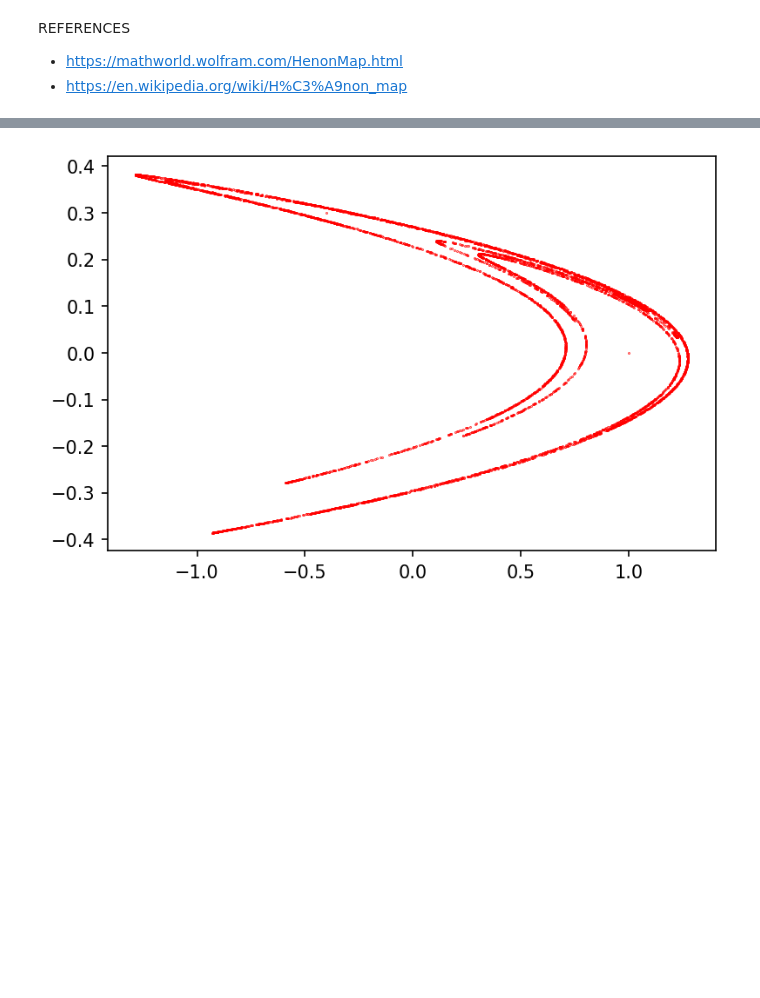
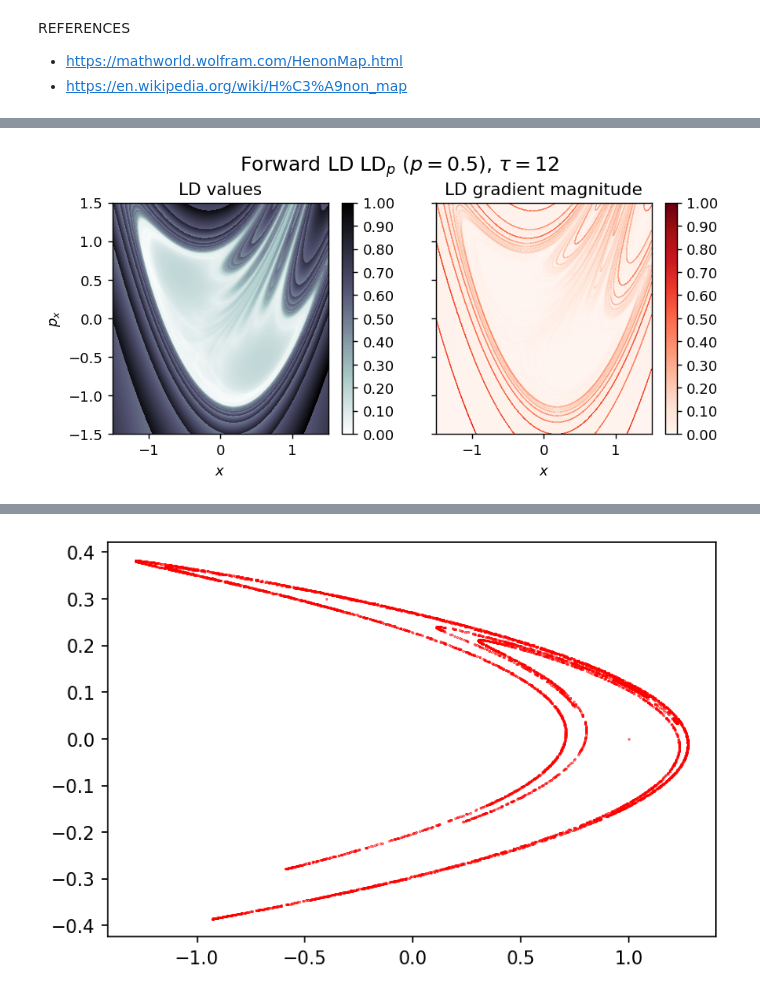
Before and after one commit to champsproject/ldds, a Jupyter notebook: Discrete_Lagrangian_Descriptors_NOTES.ipynb, the cells around one changed output, grey strips where cells are left out. Cells and saved outputs as stored; diff of their text form; code cells hidden in the pictures; blank space fills up the shorter version.

```diff
--- a/Discrete_Lagrangian_Descriptors_NOTES.ipynb
+++ b/Discrete_Lagrangian_Descriptors_NOTES.ipynb
@@ -265,5 +234,0 @@ GRID_PARAMETERS = [[-1.5, 1.5, 20],[-1.5, 1.5, 20]]
-# %%
-points_original = generate_points(GRID_PARAMETERS)
-
-N_iterations = 10
-f = HenonMap
@@ -288,0 +278,37 @@ plt.show()
+# %%
+grid_parameters = [[x_min, x_max, Nx],[y_min, y_max, Ny]]
+# %%
+discrete_map = HenonMap
+# %%
+def compute_lagrangian_descriptor(grid_parameters, discrete_map, N_iterations, p_value=0.5, box_boundaries=False):
+    y0, mask = generate_points(grid_parameters)
+    y0 = y0.reshape(-1,3)
+    y0 = y0[:,:-1]
+
+    f = discrete_map
+
+    LD_values = np.zeros(len(y0))
+    for i in range(N_iterations):
+        y = f(y0)
+        y_inbox = check_if_points_escape_box(y, box_boundaries)
+
+        y[y_inbox == True]  = f(y0[y_inbox])
+        y[y_inbox == False] = y0[y_inbox == False]
+
+        LD_values = LD_values + lagrangian_descriptor(y0, y, p_value)
+        y0 = y
+
+    N_points_slice_axes = list( map(itemgetter(-1), grid_parameters))
+    LD = np.abs(LD_values).reshape(*N_points_slice_axes) #reshape to 2-D array
+
+    if p_value<=1:
+        return LD
+    else:
+        return LD**(1/p_value)
+# %%
+discrete_map = lambda u: HenonMap(u,PARAMETERS=[a, b])
+
+LD_forward = compute_lagrangian_descriptor(grid_parameters, discrete_map, N_iterations, p_value, box_boundaries)
+draw_lagrangian_descriptor(LD_forward,'forward', grid_parameters, N_iterations, p_value, colormap_name='bone_r')
+# %% [output]
+[figure, added]
```
Also changed, not shown: parts of 20 cells of this notebook.
